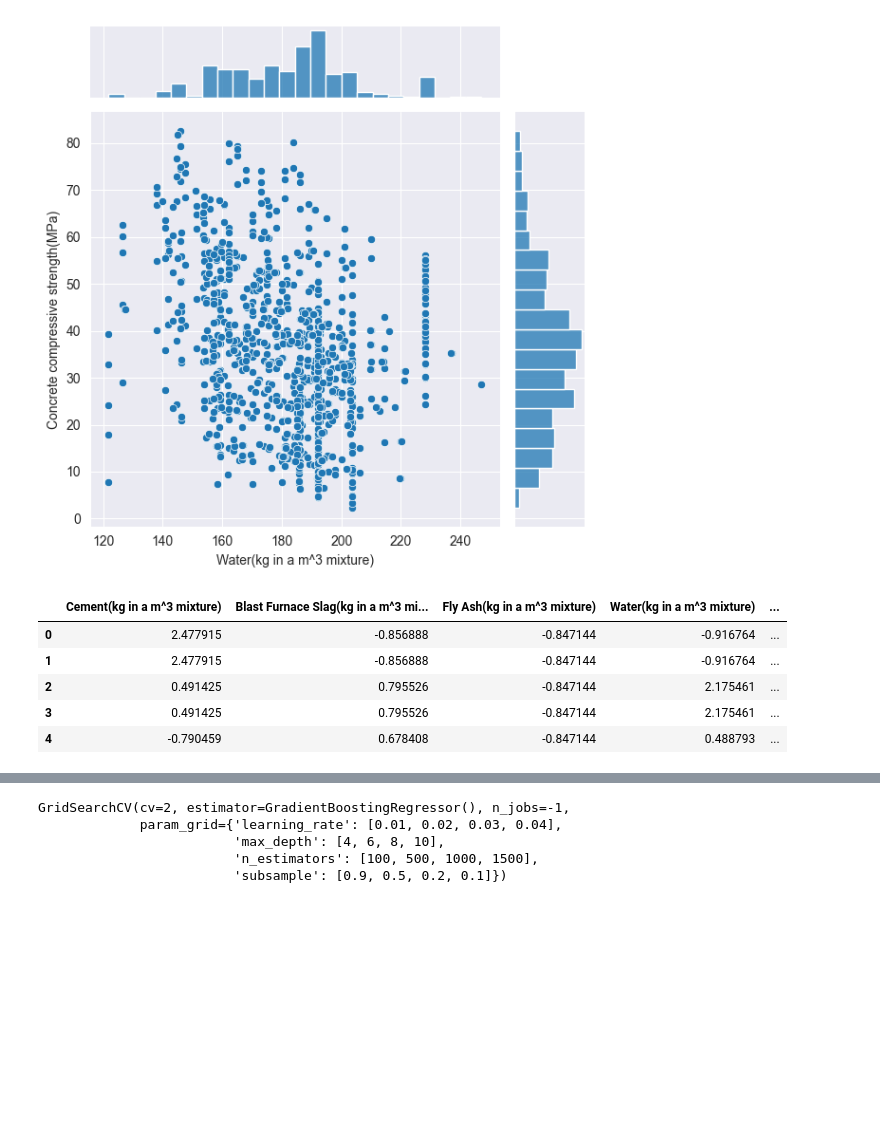
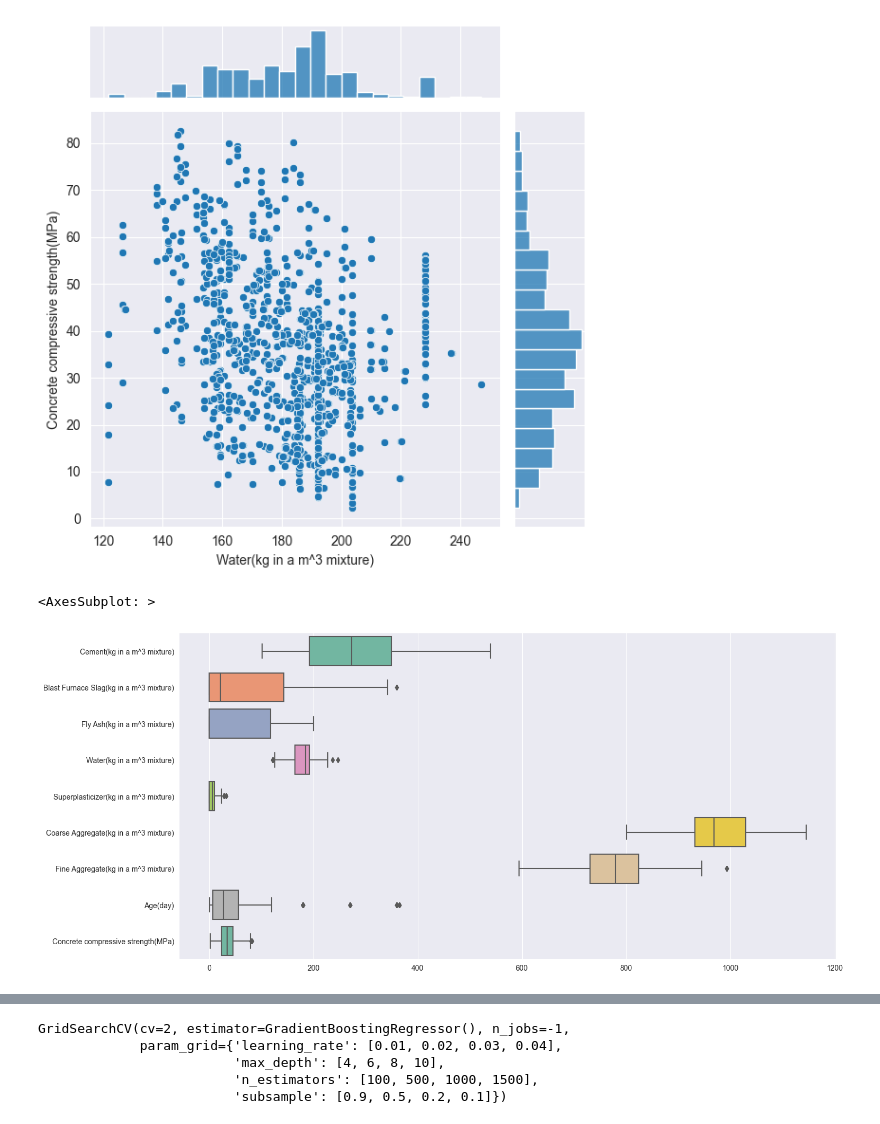
Before and after one commit to andrewyu321/Concrete-Strength-Prediction, a Jupyter notebook: main.ipynb, the cells around one changed output, grey strips where cells are left out. Cells and saved outputs as stored; diff of their text form; code cells hidden in the pictures; blank space fills up the shorter version.

```diff
--- a/main.ipynb
+++ b/main.ipynb
@@ -69,10 +88,6 @@ scaled_features = scaled.transform(concrete_data.drop('Concrete compressive stre
-# %%
-data_scaled = pd.DataFrame(scaled_features, columns=concrete_data.columns[:-1])
-data_scaled.head()
-# %% [output]
-|  | Cement(kg in a m^3 mixture) | Blast Furnace Slag(kg in a m^3 mi... | Fly Ash(kg in a m^3 mixture) | Water(kg in a m^3 mixture) | ... |
-| 0 | 2.477915 | -0.856888 | -0.847144 | -0.916764 | ... |
-| 1 | 2.477915 | -0.856888 | -0.847144 | -0.916764 | ... |
-| 2 | 0.491425 | 0.795526 | -0.847144 | 2.175461 | ... |
-| 3 | 0.491425 | 0.795526 | -0.847144 | 2.175461 | ... |
-| 4 | -0.790459 | 0.678408 | -0.847144 | 0.488793 | ... |
+# %%
+plt.figure(figsize=(16,8))
+sns.boxplot(data=concrete_data, orient="h", palette="Set2", dodge=False)
+# %% [output]
+<AxesSubplot: >
+[figure, added]
```
Also changed, not shown: parts of 33 cells of this notebook.
